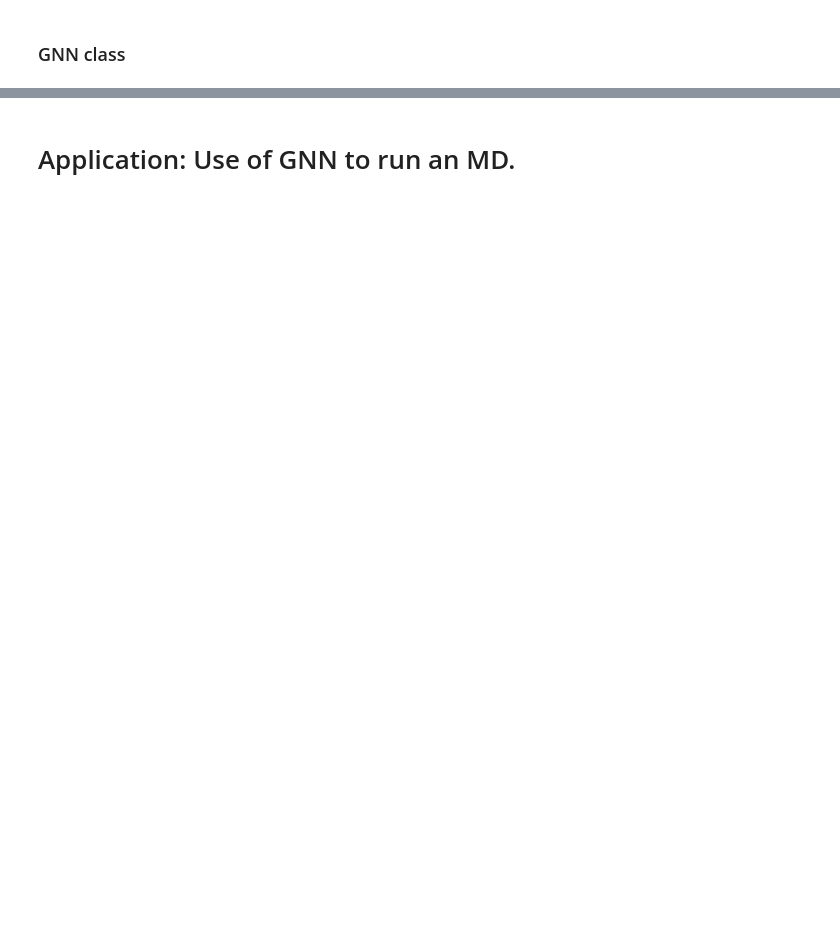
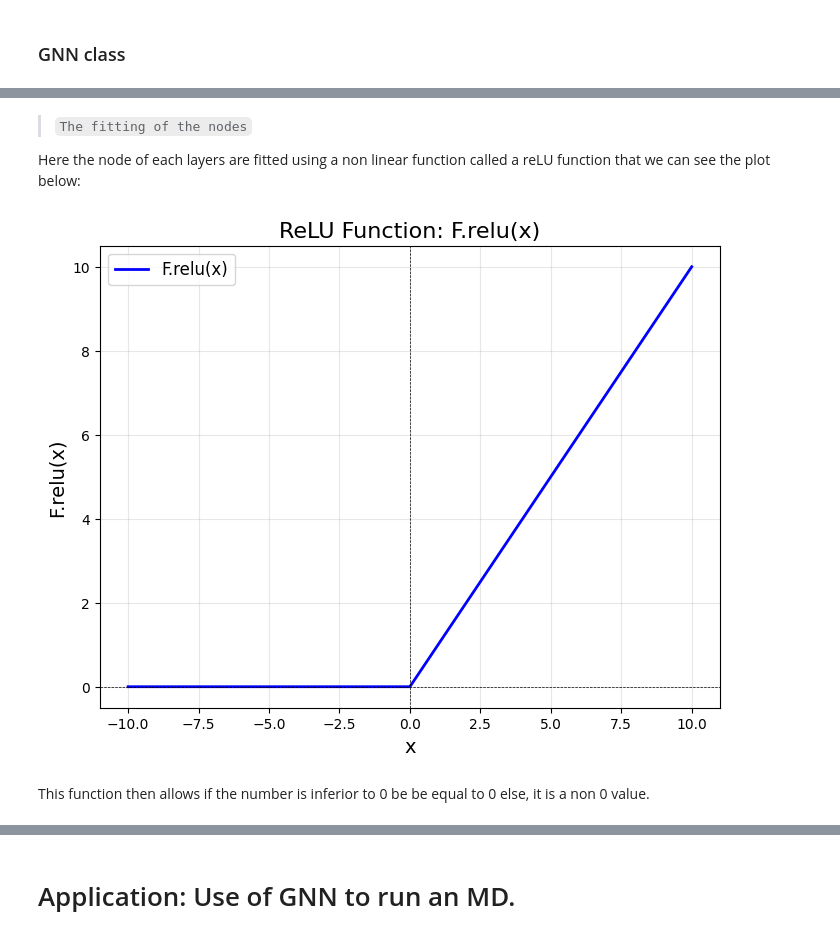
Before and after one commit to Lorentyfle/GNN-CaMML-course-blog, a Jupyter notebook: Graph_CaMML.ipynb, the cells around one changed output, grey strips where cells are left out. Drawn from its saved outputs; the diff is of its cells as text; code cells hidden in the pictures; blank space fills up the shorter version.

```diff
--- a/Graph_CaMML.ipynb
+++ b/Graph_CaMML.ipynb
@@ -299,3 +352,30 @@ Inside the init function we will do convolutions,
+# %% [markdown]
+> ``The fitting of the nodes``
+
+Here the node of each layers are fitted using a non linear function called a reLU function that we can see the plot below:
+# %%
+import torch.nn.functional as F
+import matplotlib.pyplot as plt
+
+# Generate input values from -10 to 10
+x = torch.linspace(-10, 10, 1000)  # 1000 points evenly spaced between -10 and 10
+y = F.relu(x)  # Apply ReLU function
+
+# Plot the ReLU function
+plt.figure(figsize=(8, 6))
+plt.plot(x.numpy(), y.numpy(), label='F.relu(x)', color='blue', linewidth=2)
+plt.title('ReLU Function: F.relu(x)', fontsize=16)
+plt.xlabel('x', fontsize=14)
+plt.ylabel('F.relu(x)', fontsize=14)
+plt.axhline(0, color='black', linewidth=0.5, linestyle='--')
+plt.axvline(0, color='black', linewidth=0.5, linestyle='--')
+plt.grid(alpha=0.3)
+plt.legend(fontsize=12)
+plt.show()
+# %% [output]
+[figure, added]
+# %% [markdown]
+This function then allows if the number is inferior to 0 be be equal to 0 else, it is a non 0 value.
 # %%
 import torch
 import torch.nn.functional as F
```
Also changed, not shown: parts of 14 cells of this notebook.
